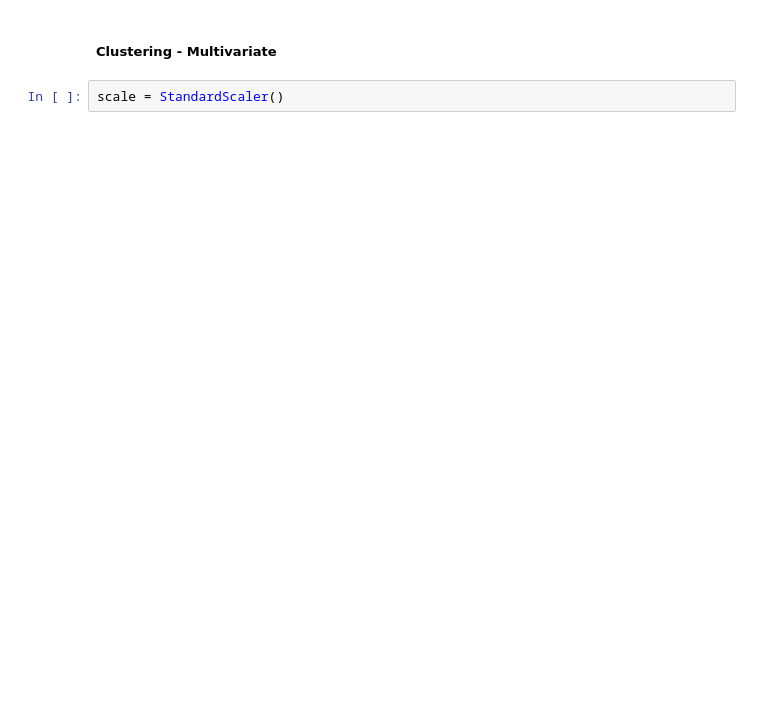
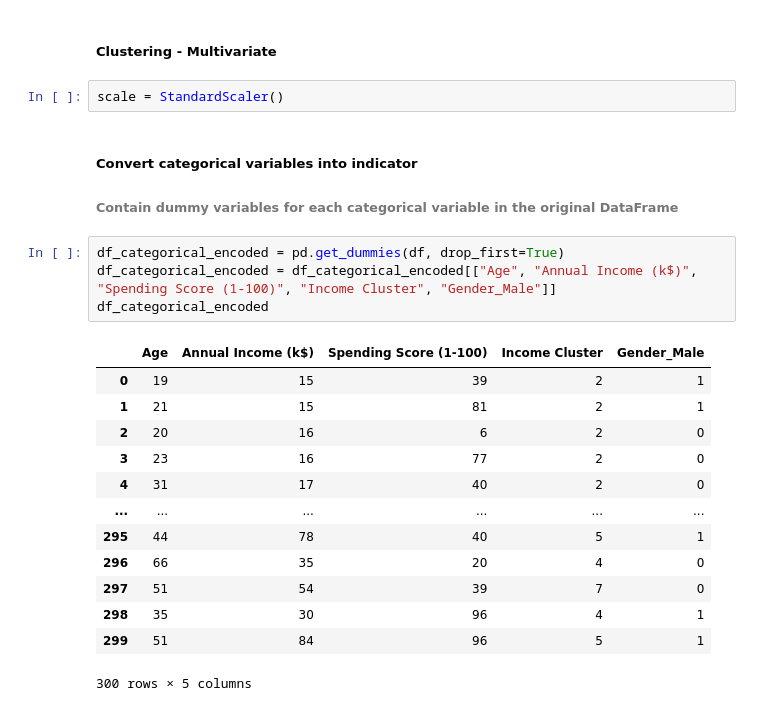
Before and after one commit to felipedds/segment-shopping-customer, a Jupyter notebook: clustering.ipynb, the cells around one changed output. Drawn from its saved outputs; the diff is of its cells as text; blank space fills up the shorter version.

```diff
--- a/clustering.ipynb
+++ b/clustering.ipynb
@@ -310,3 +311,24 @@ pd.crosstab(df["Spending and Income Cluster"], df["Gender"], normalize="index")
 ##### Clustering - Multivariate
 # %%
 scale = StandardScaler()
+# %% [markdown]
+##### Convert categorical variables into indicator
+###### Contain dummy variables for each categorical variable in the original DataFrame
+# %%
+df_categorical_encoded = pd.get_dummies(df, drop_first=True)
+df_categorical_encoded = df_categorical_encoded[["Age", "Annual Income (k$)", "Spending Score (1-100)", "Income Cluster", "Gender_Male"]]
+df_categorical_encoded
+# %% [output]
+|  | Age | Annual Income (k$) | Spending Score (1-100) | Income Cluster | Gender_Male |
+| 0 | 19 | 15 | 39 | 2 | 1 |
+| 1 | 21 | 15 | 81 | 2 | 1 |
+| 2 | 20 | 16 | 6 | 2 | 0 |
+| 3 | 23 | 16 | 77 | 2 | 0 |
+| 4 | 31 | 17 | 40 | 2 | 0 |
+| ... | ... | ... | ... | ... | ... |
+| 295 | 44 | 78 | 40 | 5 | 1 |
+| 296 | 66 | 35 | 20 | 4 | 0 |
+| 297 | 51 | 54 | 39 | 7 | 0 |
+| 298 | 35 | 30 | 96 | 4 | 1 |
+| 299 | 51 | 84 | 96 | 5 | 1 |
+300 rows × 5 columns
```
Also changed, not shown: parts of 14 cells of this notebook, 1 other file.
